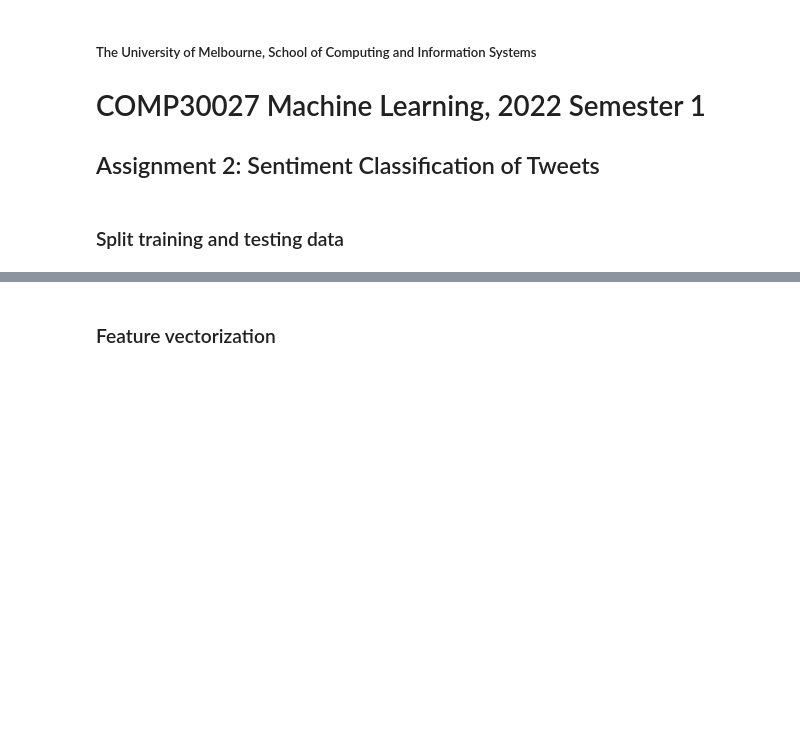
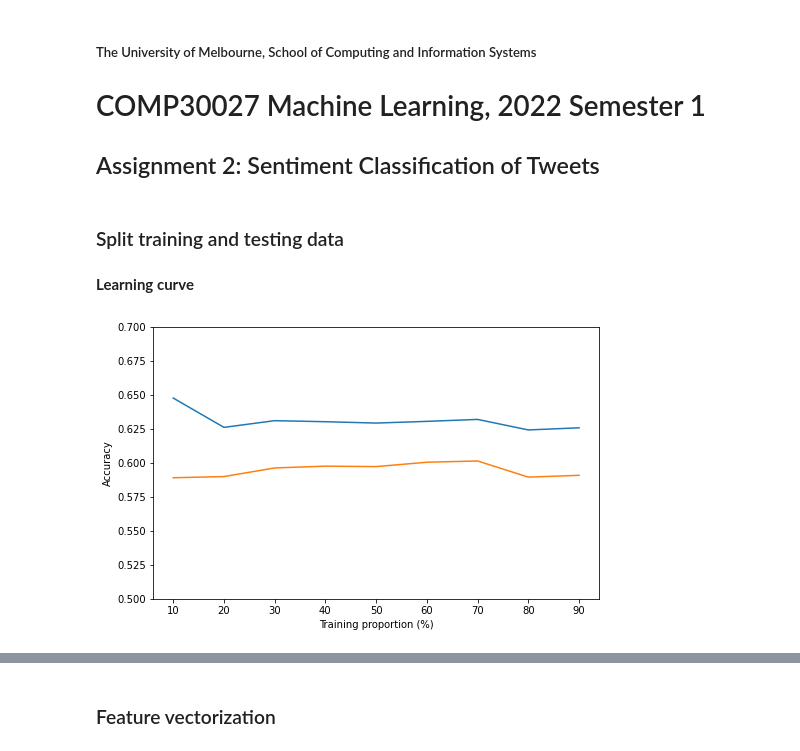
Before and after one commit to kelmanchen/tweet-sentiment-analysis, a Jupyter notebook: Assignment 2 Code.ipynb, the cells around one changed output, grey strips where cells are left out. Cells and saved outputs as stored; diff of their text form; code cells hidden in the pictures; blank space fills up the shorter version.

Commit message:
added learning curves

```diff
--- a/Assignment 2 Code.ipynb
+++ b/Assignment 2 Code.ipynb
@@ -29,3 +34,27 @@ import matplotlib.pyplot as plt
 from wordcloud import WordCloud
 # %% [markdown]
 ### Split training and testing data ###
+# %% [markdown]
+**Learning curve**
+# %%
+df = pd.read_csv("Train.csv", sep=',', skipinitialspace=True)
+# %%
+def generate_learning_curve(df, classifier, y_min=0.5, y_max=1.0):
+    X = df['text']
+    y = df['sentiment']
+
+    tfidf_pipeline = make_pipeline(TfidfVectorizer(), classifier)
+    train_sizes, train_scores, test_scores = learning_curve(tfidf_pipeline, X, y, train_sizes=np.arange(0.1, 1.0, 0.1))
+
+    plt.subplots(1, figsize=(8, 5))
+    plt.plot(train_sizes, np.mean(train_scores, axis=1))
+    plt.plot(train_sizes, np.mean(test_scores, axis=1))
+    plt.xlabel('Training proportion (%)')
+    plt.xticks(train_sizes, labels=(np.arange(0.1, 1.0, 0.1)*100).astype(int))
+    plt.ylim((y_min, y_max))
+    plt.ylabel('Accuracy')
+    plt.show()
+# %%
+generate_learning_curve(df, MultinomialNB(), 0.5, 0.7)
+# %% [output]
+[figure, added]
```
Also changed, not shown: parts of 8 cells of this notebook.
